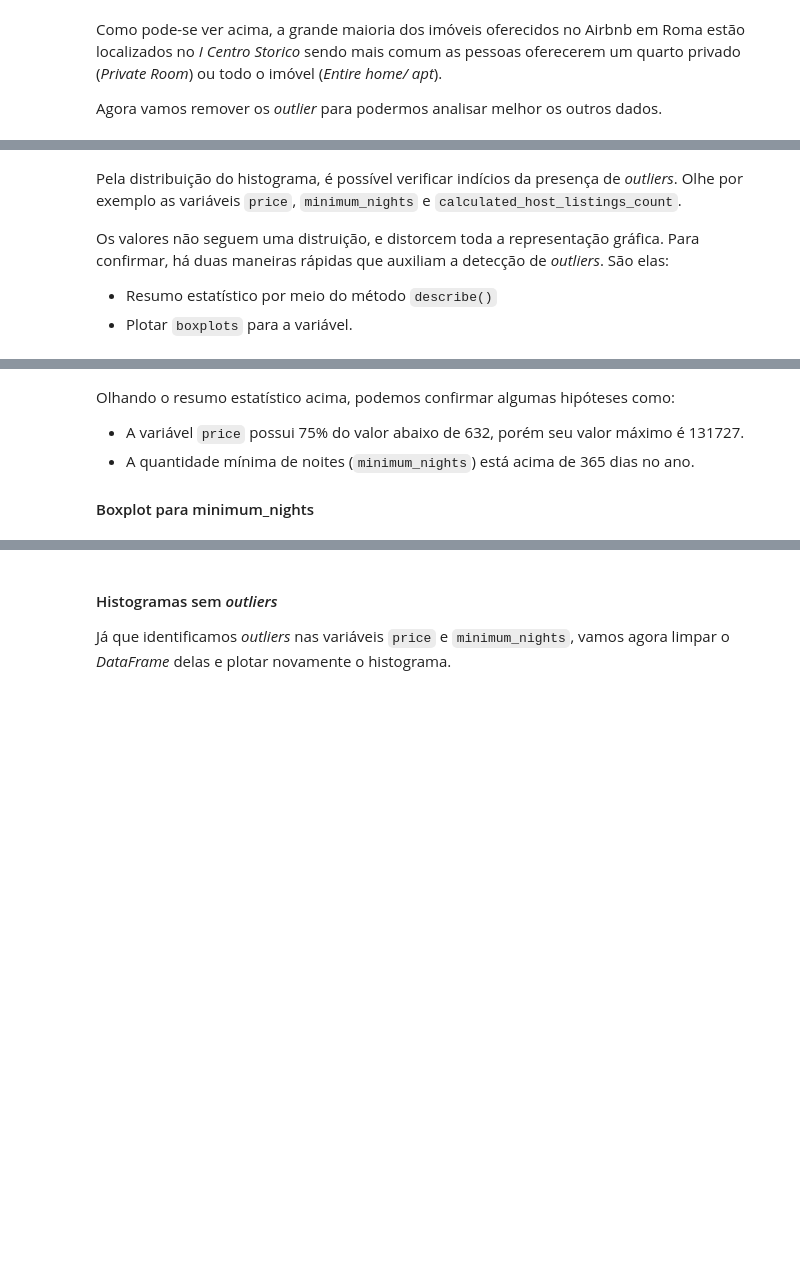
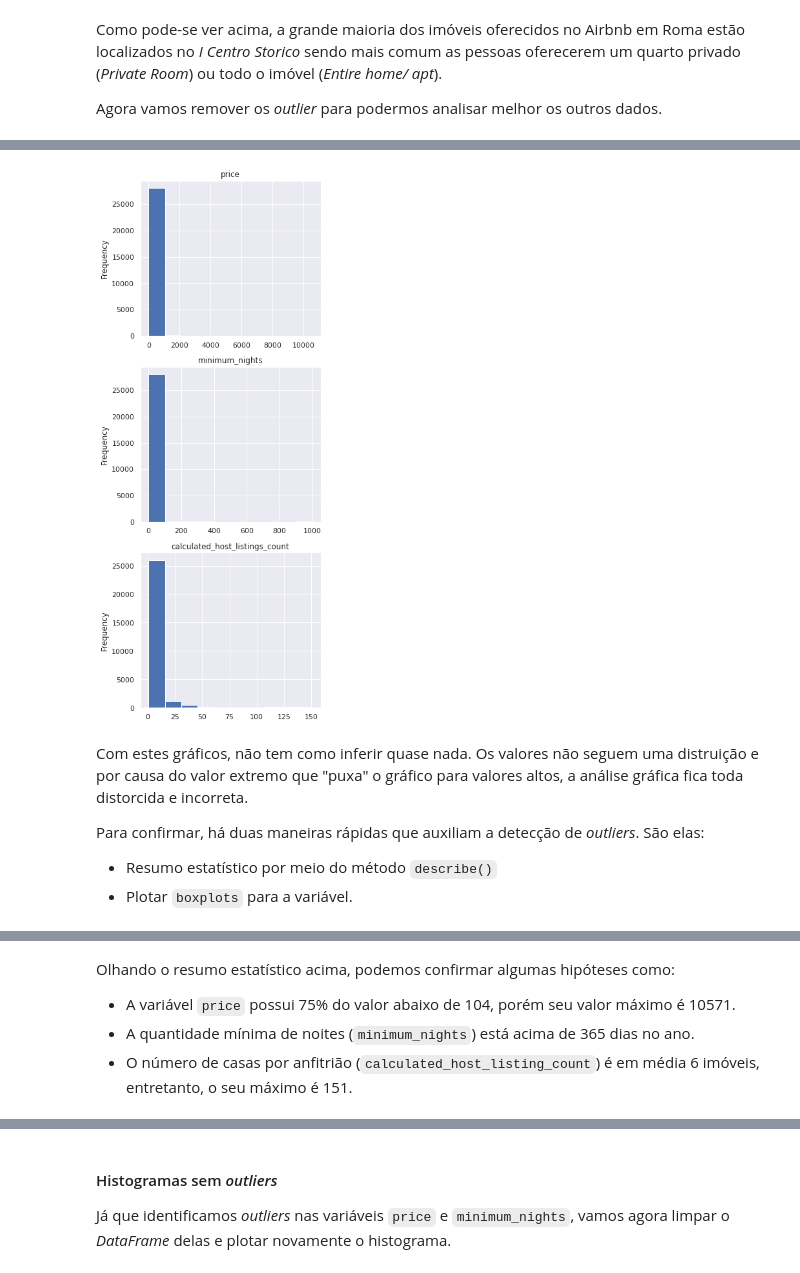
Before and after one commit to thiagolopes97/Portifolio_Projetos, a Jupyter notebook: Analisando_os_Dados_do_Airbnb_(Roma,_Itália).ipynb, the cells around one changed output, grey strips where cells are left out. Drawn from its saved outputs; the diff is of its cells as text; code cells hidden in the pictures; blank space fills up the shorter version.

```diff
--- a/Analisando_os_Dados_do_Airbnb_(Roma,_Itália).ipynb
+++ b/Analisando_os_Dados_do_Airbnb_(Roma,_Itália).ipynb
@@ -174,7 +183,26 @@ Agora vamos remover os *outlier* para podermos analisar melhor os outros dados.
+# %%
+plt.figure(figsize=(5,15))
+sns.set(font_scale=1.0)
+
+plt.subplot(3,1,1)
+df['price'].plot(kind='hist');
+plt.title('price')
+
+
+plt.subplot(3,1,2)
+df['minimum_nights'].plot(kind='hist')
+plt.title('minimum_nights')
+
+plt.subplot(3,1,3)
+df['calculated_host_listings_count'].plot(kind= 'hist')
+plt.title('calculated_host_listings_count');
+# %% [output]
+[figure, added]
 # %% [markdown]
-Pela distribuição do histograma, é possível verificar indícios da presença de *outliers*. Olhe por exemplo as variáveis `price`, `minimum_nights` e `calculated_host_listings_count`.
 
-Os valores não seguem uma distruição, e distorcem toda a representação gráfica. Para confirmar, há duas maneiras rápidas que auxiliam a detecção de *outliers*. São elas:
+Com estes gráficos, não tem como inferir quase nada. Os valores não seguem uma distruição e por causa do valor extremo que "puxa" o gráfico para valores altos, a análise gráfica fica toda distorcida e incorreta.
+
+Para confirmar, há duas maneiras rápidas que auxiliam a detecção de *outliers*. São elas:
 
 * Resumo estatístico por meio do método `describe()`
 * Plotar `boxplots` para a variável.
@@ -195,7 +225,6 @@ df[['price', 'minimum_nights', 'number_of_reviews', 'reviews_per_month',
 # %% [markdown]
 Olhando o resumo estatístico acima, podemos confirmar algumas hipóteses como:
 
-* A variável `price` possui 75% do valor abaixo de 632, porém seu valor máximo é 131727.
+* A variável `price` possui 75% do valor abaixo de 104, porém seu valor máximo é 10571.
 * A quantidade mínima de noites (`minimum_nights`) está acima de 365 dias no ano.
-
-#### Boxplot para minimum_nights
+* O número de casas por anfitrião (`calculated_host_listing_count`) é em média 6 imóveis, entretanto, o seu máximo é 151.
```
Also changed, not shown: parts of 21 cells of this notebook.
